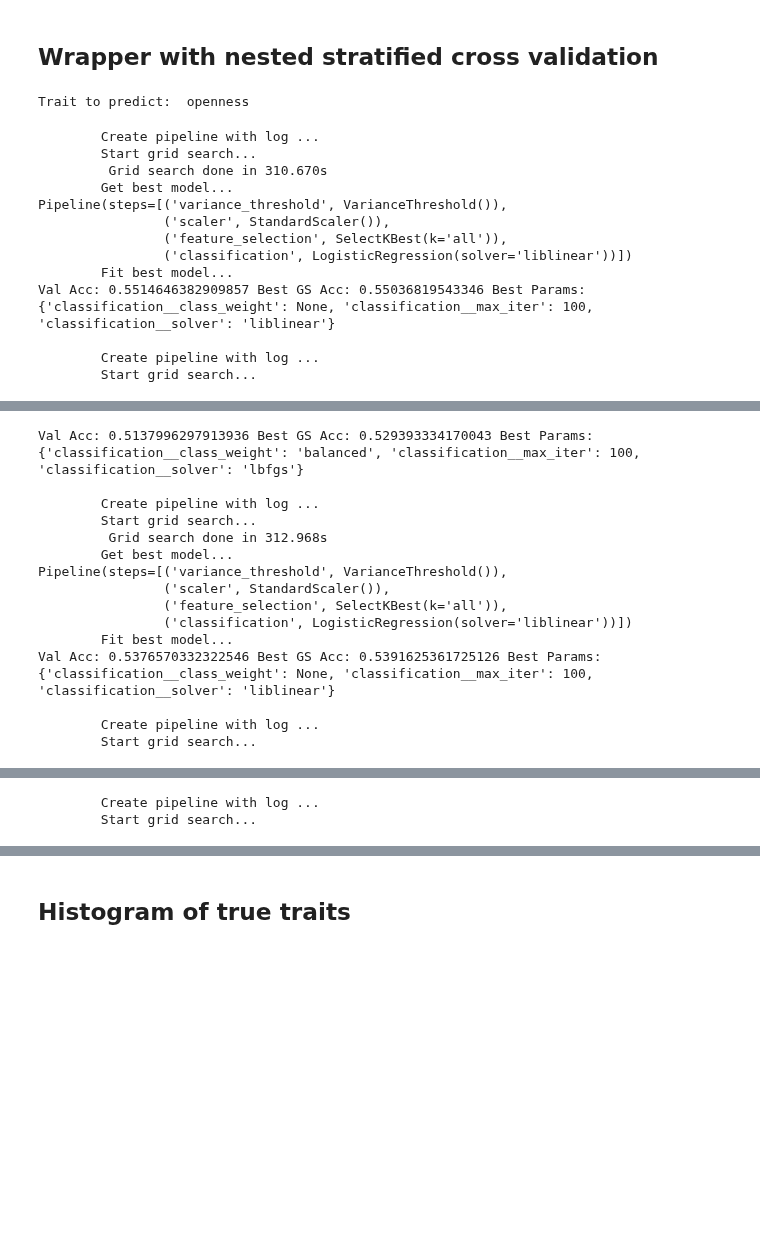
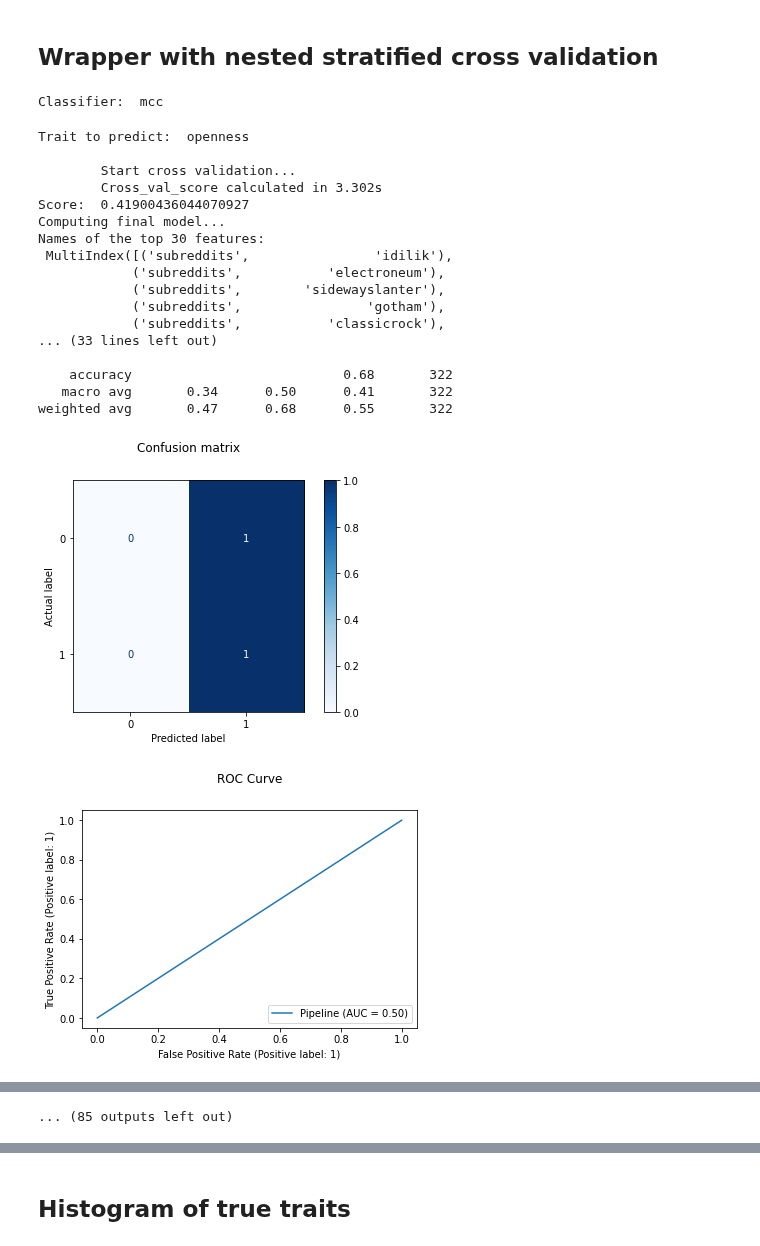
Before and after one commit to sophiasylvester/Big5-NLP, a Jupyter notebook: classifier.ipynb, the cells around one changed output, grey strips where cells are left out. Cells and saved outputs as stored; diff of their text form; code cells hidden in the pictures; blank space fills up the shorter version.

```diff
--- a/classifier.ipynb
+++ b/classifier.ipynb
@@ -422,12 +383,12 @@ Larger values on the y-axis of the plot indicate higher true positives and lower
 ## Create and print confusion matrix
 # %%
 def create_cnfmatrix(clf, x_test, y_test, y_pred, plotting, detailed):
-    cnfpipe_matrix = metrics.confusion_matrix(y_test, y_pred)
+    cnfpipe_matrix = confusion_matrix(y_test, y_pred)
 #     print(cnfpipe_matrix)
 #     disp = metrics.ConfusionMatrixDisplay(confusion_matrix=cnfpipe_matrixcmap=plt.cm.Blues, normalize=normalize)
 #     disp.plot()
     if detailed:
-        tn, fp, fn, tp = metrics.confusion_matrix(y_test, y_pred).ravel()
+        tn, fp, fn, tp = confusion_matrix(y_test, y_pred).ravel()
         sumpositive = tp + fn
         sumnegative = fp + tn
         sumcorrect = tp + tn
@@ -486,19 +447,19 @@ https://weina.me/nested-cross-validation/
 
 https://towardsdatascience.com/nested-cross-validation-hyperparameter-optimization-and-model-selection-5885d84acda
 https://gist.github.com/krsatyam1996/9640ed8baa20d3dc11822564710a8d71#file-nested_cv-py
+# %%
+traits = ['openness', 'conscientiousness', 'extraversion', 'agreeableness', 'neuroticism']
+
+def switching(trait):
+    switcher={
+            'openness':30,
+            'conscientiousness': 30,
+            'agreeableness': 30,
+            'extraversion': 30,
+            'neuroticism':30
+         }
+    return switcher.get(trait,"Invalid")
 # %%
-traits = ['openness', 'conscientiousness', 'extraversion', 'agreeableness', 'neuroticism']
-
-def switching(trait):
-    switcher={
-            'openness':'all',
-            'conscientiousness':'all',
-            'agreeableness':'all',
-            'extraversion':'all',
-            'neuroticism':'all'
-         }
-    return switcher.get(trait,"Invalid")
-
 def classify(df, classifier, classes, trainscores=False, plotting = False, weighted = False, detailed=False):
     for trait_name in traits:
         num_feat = switching(trait_name)
@@ -616,17 +680,23 @@ def classify_cv(df, classifier, classes):
 # %%
-classify_cv(df, 'log', 'binary')
+classify_cv(df, 'binary')
 # %% [output]
-Trait to predict:  openness
+Classifier:  mcc
-        Create pipeline with log ...
-        Start grid search...
-         Grid search done in 310.670s
-        Get best model...
-Pipeline(steps=[('variance_threshold', VarianceThreshold()),
-                ('scaler', StandardScaler()),
-                ('feature_selection', SelectKBest(k='all')),
-                ('classification', LogisticRegression(solver='liblinear'))])
-        Fit best model...
-Val Acc: 0.5514646382909857 Best GS Acc: 0.55036819543346 Best Params: {'classification__class_weight': None, 'classification__max_iter': 100, 'classification__solver': 'liblinear'}
+Trait to predict:  openness
 
-        Create pipeline with log ...
-        Start grid search...
+        Start cross validation...
+        Cross_val_score calculated in 3.302s
+Score:  0.41900436044070927
+Computing final model...
+Names of the top 30 features:
+ MultiIndex([('subreddits',                'idilik'),
+            ('subreddits',           'electroneum'),
+            ('subreddits',        'sidewayslanter'),
+            ('subreddits',                'gotham'),
+            ('subreddits',           'classicrock'),
+... (33 lines left out)
+
+    accuracy                           0.68       322
+   macro avg       0.34      0.50      0.41       322
+weighted avg       0.47      0.68      0.55       322
+[figure, added]
+[figure, added]
@@ -655,15 +759 @@ Please also refer to the documentation for alternative solver options:
-Val Acc: 0.5137996297913936 Best GS Acc: 0.529393334170043 Best Params: {'classification__class_weight': 'balanced', 'classification__max_iter': 100, 'classification__solver': 'lbfgs'}
-
-        Create pipeline with log ...
-        Start grid search...
-         Grid search done in 312.968s
-        Get best model...
-Pipeline(steps=[('variance_threshold', VarianceThreshold()),
-                ('scaler', StandardScaler()),
-                ('feature_selection', SelectKBest(k='all')),
-                ('classification', LogisticRegression(solver='liblinear'))])
-        Fit best model...
-Val Acc: 0.5376570332322546 Best GS Acc: 0.5391625361725126 Best Params: {'classification__class_weight': None, 'classification__max_iter': 100, 'classification__solver': 'liblinear'}
-
-        Create pipeline with log ...
-        Start grid search...
+... (85 outputs left out)
@@ -696,2 +759,0 @@ Trait to predict:  conscientiousness
-        Create pipeline with log ...
-        Start grid search...
```
Also changed, not shown: parts of 7 cells of this notebook.
